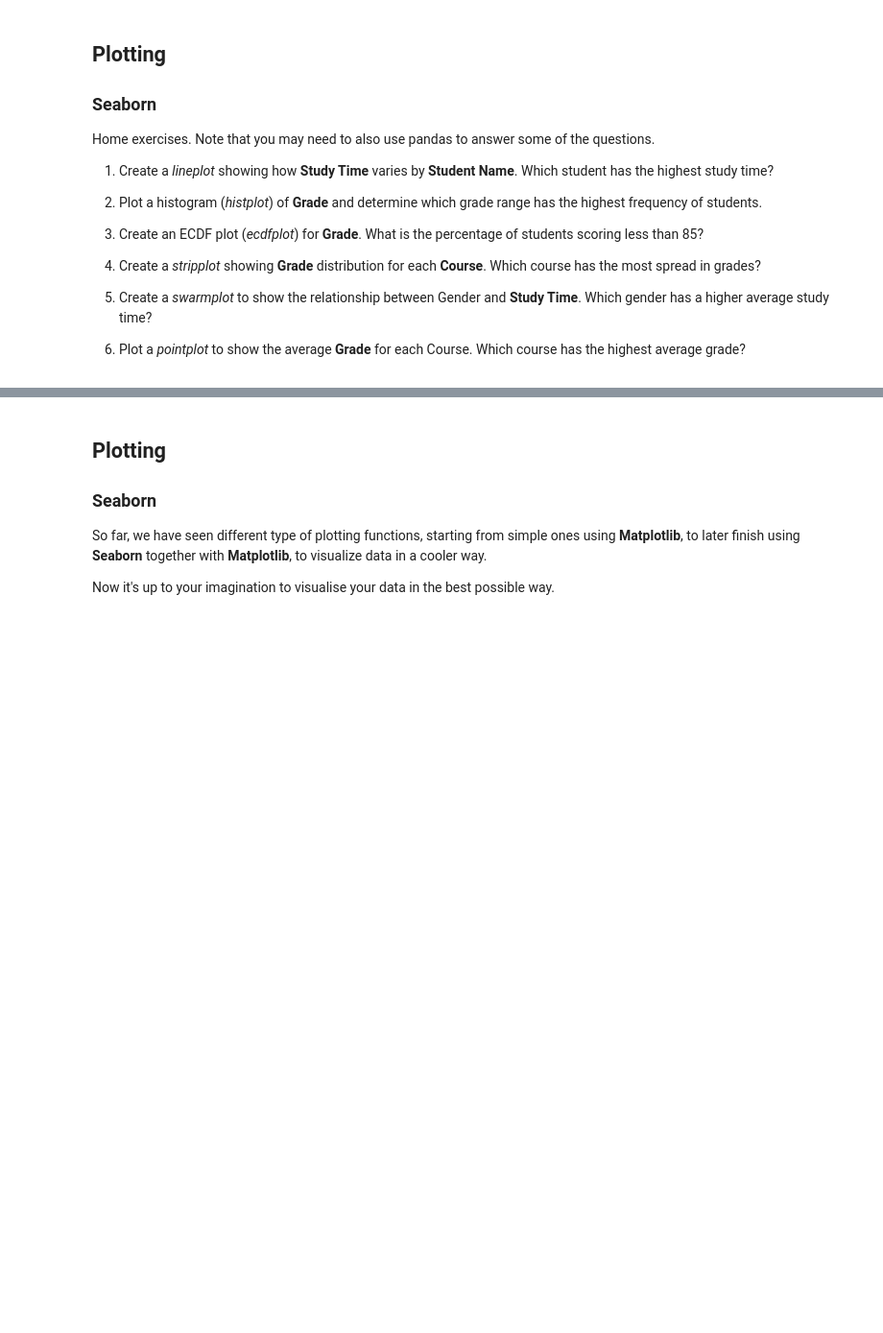
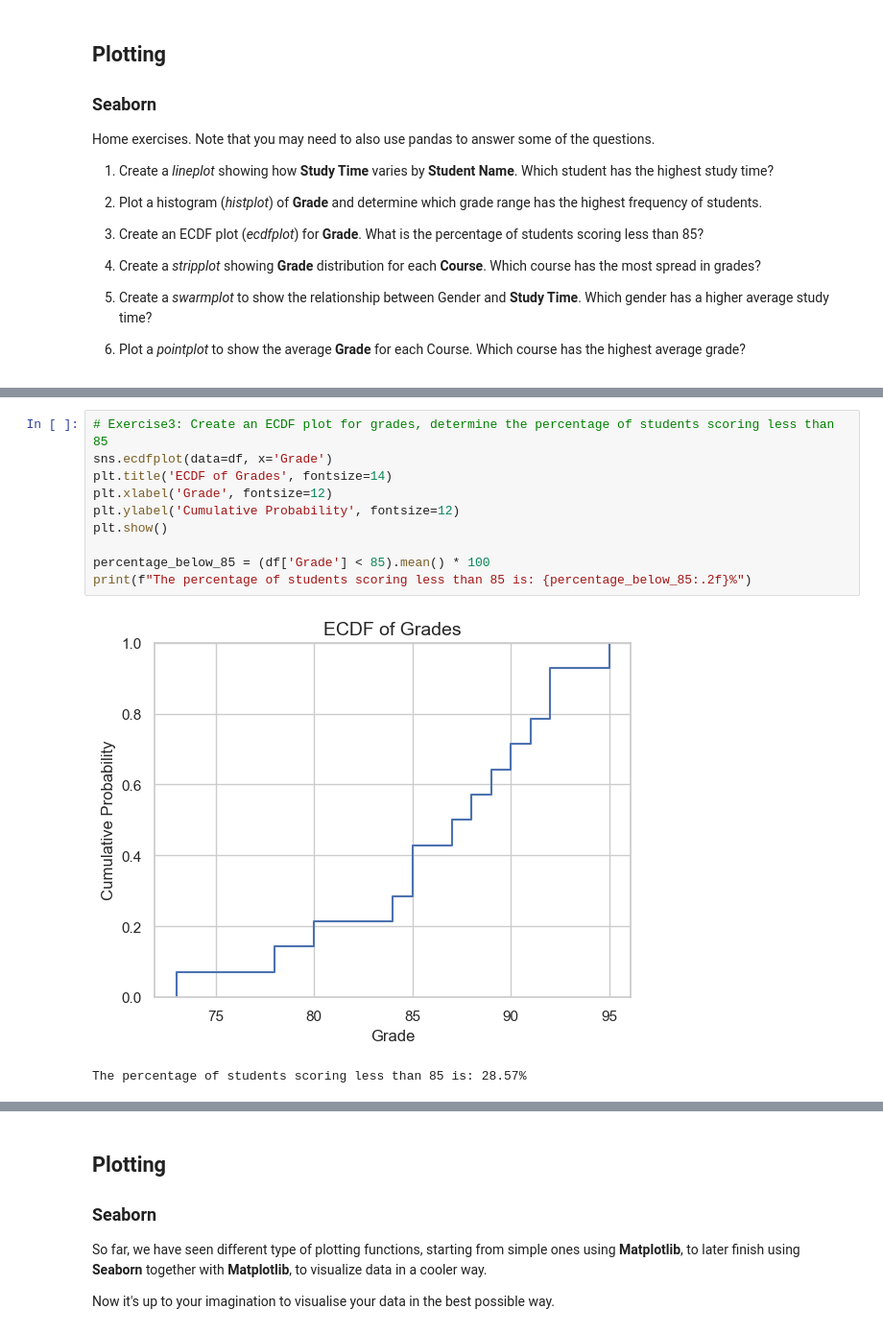
Before and after one commit to konpap01/Python-for-Data-Science, a Jupyter notebook: Session-8/Assignment_8.ipynb, the cells around one changed output, grey strips where cells are left out. Shown at 96% size. Drawn from its saved outputs; the diff is of its cells as text; blank space fills up the shorter version.

```diff
--- a/Session-8/Assignment_8.ipynb
+++ b/Session-8/Assignment_8.ipynb
@@ -886,0 +1006,13 @@ Home exercises. Note that you may need to also use pandas to answer some of the
+# %%
+# Exercise3: Create an ECDF plot for grades, determine the percentage of students scoring less than 85
+sns.ecdfplot(data=df, x='Grade')
+plt.title('ECDF of Grades', fontsize=14)
+plt.xlabel('Grade', fontsize=12)
+plt.ylabel('Cumulative Probability', fontsize=12)
+plt.show()
+
+percentage_below_85 = (df['Grade'] < 85).mean() * 100
+print(f"The percentage of students scoring less than 85 is: {percentage_below_85:.2f}%")
+# %% [output]
+[figure, added]
+The percentage of students scoring less than 85 is: 28.57%
```
Also changed, not shown: parts of 46 cells of this notebook.
